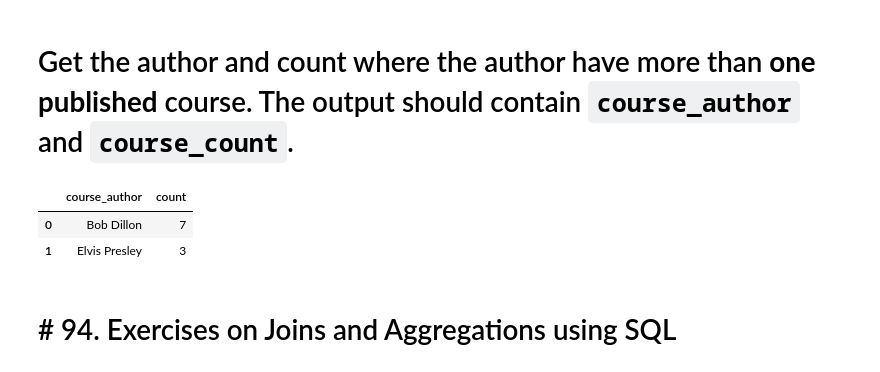
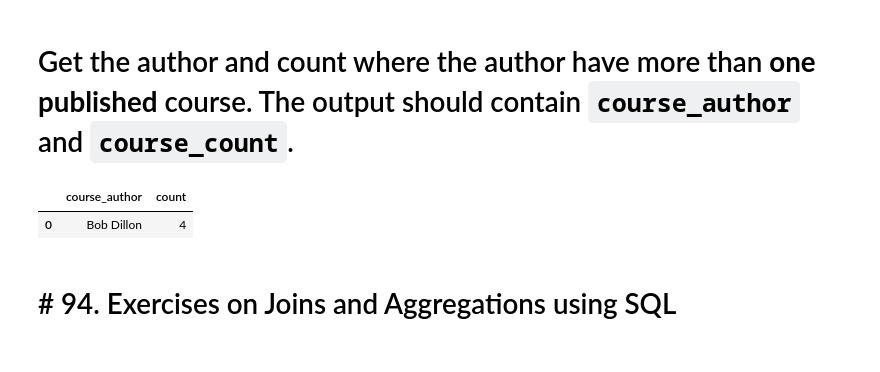
Before and after one commit to ZygimantasB/data_engineering_essentials_using_sql_python_pyspark, a Jupyter notebook: Section 9 Exercises for Basic SQL Queries/section_9.ipynb, the cells around one changed output. Saved outputs shown, nothing was run; the diff lists cells and outputs as text; code cells hidden in the pictures.

```diff
--- a/Section 9 Exercises for Basic SQL Queries/section_9.ipynb
+++ b/Section 9 Exercises for Basic SQL Queries/section_9.ipynb
@@ -103,13 +103,13 @@ WHERE (course_name LIKE '%Scala%'
 # %%
 %%sql
 SELECT courses.course_author, count(*)
 FROM courses
+WHERE course_status = 'published'
 GROUP BY course_author
 HAVING count(*) > 1;
 # %% [output]
 |  | course_author | count |
-| 0 | Bob Dillon | 7 |
-| 1 | Elvis Presley | 3 |
+| 0 | Bob Dillon | 4 |
 # %% [markdown]
 # # 94. Exercises on Joins and Aggregations using SQL
 # %% [markdown]
```
Also changed, not shown: parts of 1 cell of this notebook.
